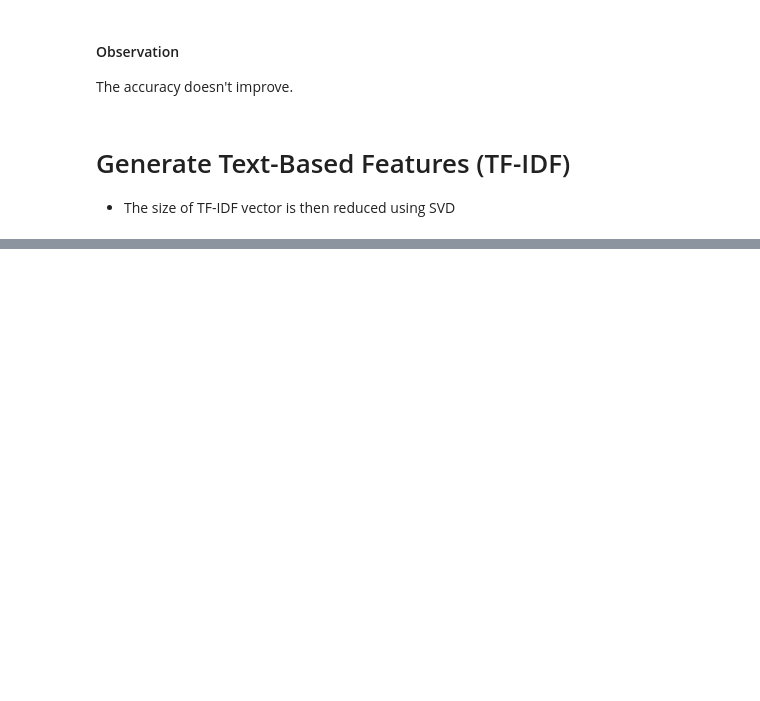
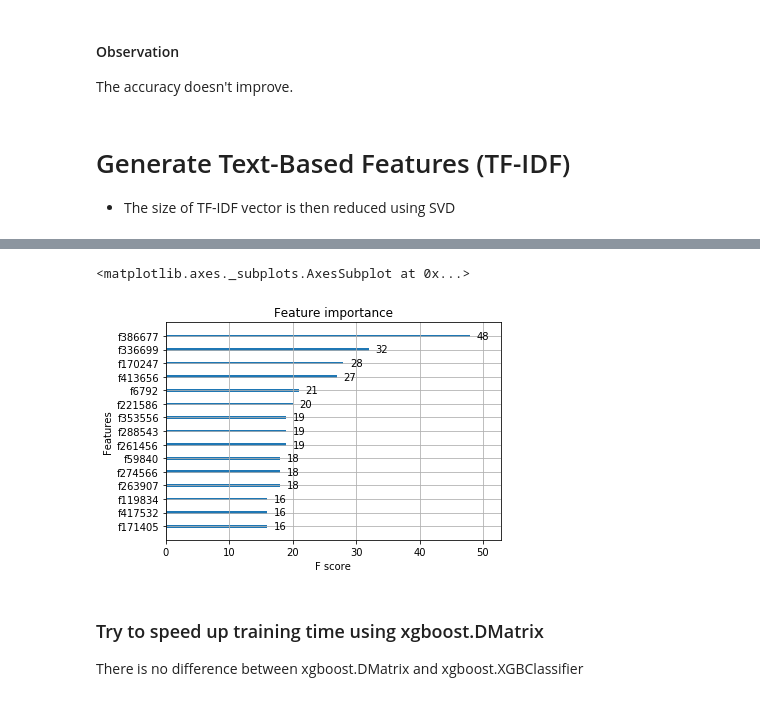
Before and after one commit to Brandon-HY-Lin/kaggle_case_study_author_identification, a Jupyter notebook: step_2_feature_engineering.ipynb, the cells around one changed output, grey strips where cells are left out. Drawn from its saved outputs; the diff is of its cells as text; code cells hidden in the pictures; blank space fills up the shorter version.

```diff
--- a/step_2_feature_engineering.ipynb
+++ b/step_2_feature_engineering.ipynb
@@ -658,0 +747,8 @@ The accuracy doesn't improve.
+# %%
+xgb.plot_importance(model, max_num_features=15)
+# %% [output]
+<matplotlib.axes._subplots.AxesSubplot at 0x...>
+[figure, added]
+# %% [markdown]
+### Try to speed up training time using xgboost.DMatrix
+There is no difference between xgboost.DMatrix and xgboost.XGBClassifier
```
Also changed, not shown: parts of 61 cells of this notebook.
